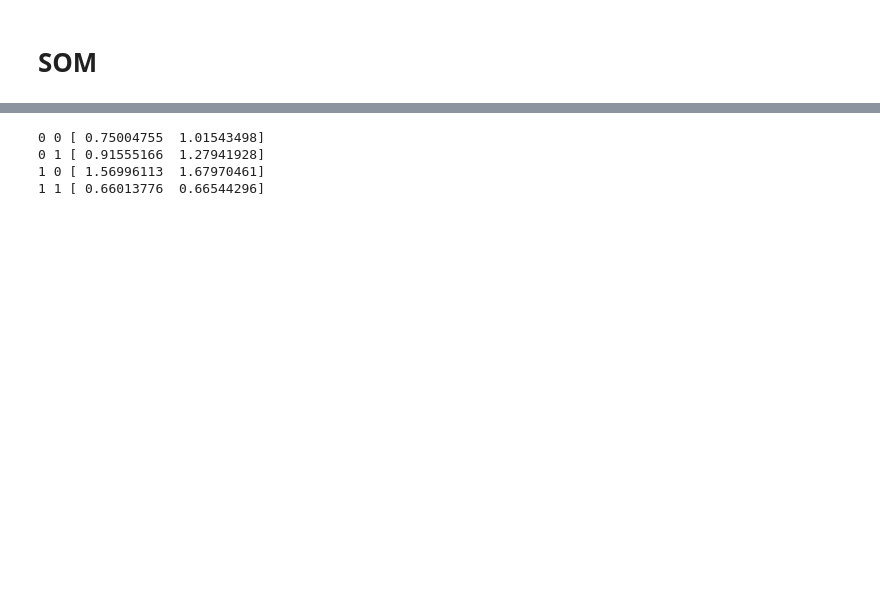
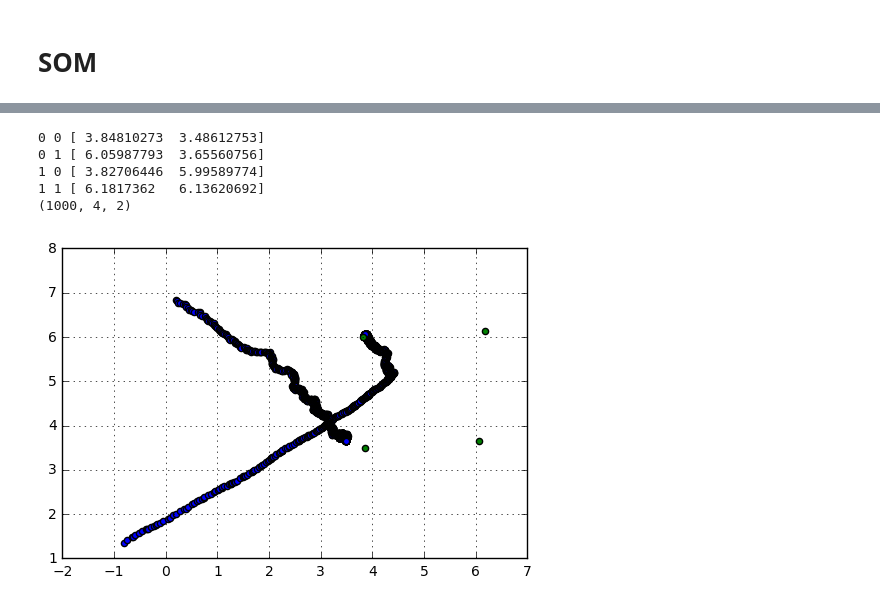
Before and after one commit to ftn-ai-lab/ori-2017-e2, a Jupyter notebook: teorija/03-neuronske/SOM.ipynb, the cells around one changed output, grey strips where cells are left out. Saved outputs shown, nothing was run; the diff lists cells and outputs as text; code cells hidden in the pictures; blank space fills up the shorter version.

```diff
--- a/teorija/03-neuronske/SOM.ipynb
+++ b/teorija/03-neuronske/SOM.ipynb
@@ -48,6 +70,15 @@ class SOM:
                 neuron = Neuron(i, j, self.length)
                 el.append(neuron)
             self.neurons.append(el)
+
+    def model(self):
+        ret = []
+        for i in range(self.dim):
+            for j in range(self.dim):
+                neuron = self.neurons[i][j]
+                ret.append(np.array(neuron.w))
+        return np.array(ret)
+
 
     def debug(self):
         for i in range(self.dim):
@@ -78,19 +109,22 @@ class SOM:
 
 
     def fit(self, examples):
-        maxerr = 0.001
+        ret = []
+        maxerr = 0.00001
         blok = 100
         for it in range(1000):
             err = 0
-            n = 100
+            n = 10
             for i in range(n):
                 el = random.choice(examples)
                 err += self.update(el, it)
             err = err/float(n)
-            if err<maxerr:
-                print '---- obucen -----'
-                break
-            print err
+            #if err<maxerr:
+            #    print '---- obucen -----'+str(it)+'  '+str(err)
+            #    break
+            print '---- err -----'+str(it)+'  '+str(err)
+            ret.append(self.model())
+        return np.array(ret)
 # %%
 import random
 
@@ -119,3 +158,3 @@ som = SOM(2, 2)
 # %%
-som.fit(examples)
+tr = som.fit(examples)
 # %% [output]
@@ -123,7 +178,24 @@ som.fit(examples)
-# %%
-som.debug()
-# %% [output]
-0 0 [ 0.75004755  1.01543498]
-0 1 [ 0.91555166  1.27941928]
-1 0 [ 1.56996113  1.67970461]
-1 1 [ 0.66013776  0.66544296]
+# %%
+som.debug()
+
+model = som.model()
+
+print tr.shape
+# %% [output]
+0 0 [ 3.84810273  3.48612753]
+0 1 [ 6.05987793  3.65560756]
+1 0 [ 3.82706446  5.99589774]
+1 1 [ 6.1817362   6.13620692]
+(1000, 4, 2)
+# %%
+import math
+import matplotlib.pyplot as plt
+%matplotlib inline
+
+#plt.scatter(examples[:,0], examples[:,1], c='r')
+plt.scatter(tr[:,0], tr[:,1], c='b')
+plt.scatter(model[:,0], model[:,1], c='g')
+
+plt.grid(True)
+# %% [output]
+[figure, added]
```
Also changed, not shown: parts of 5 cells of this notebook.
